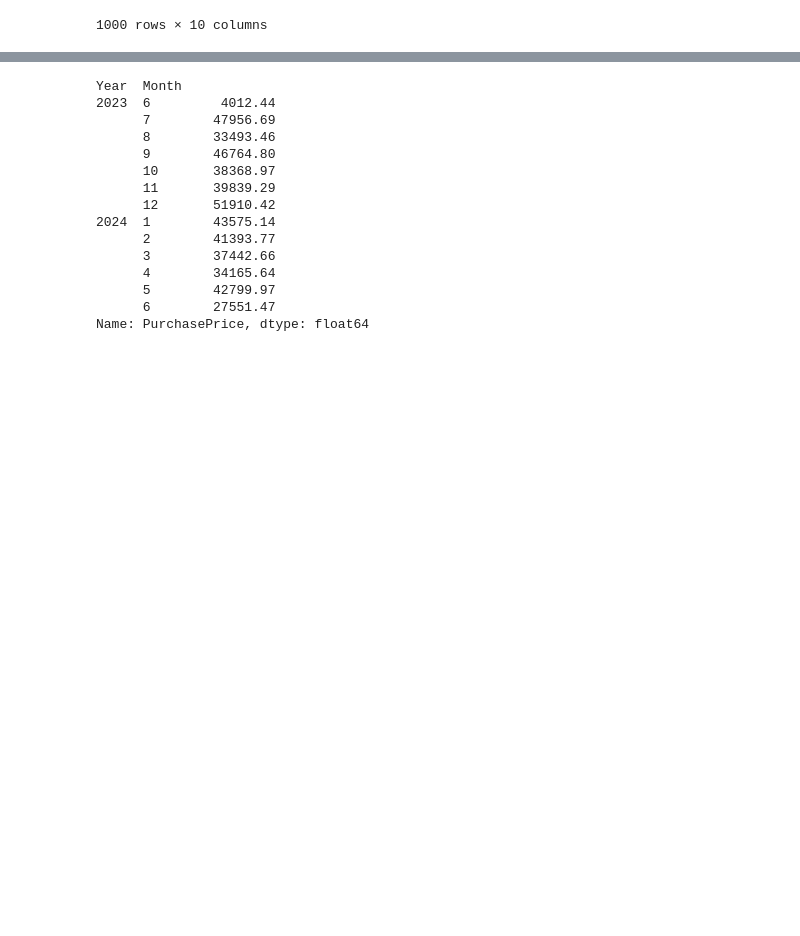
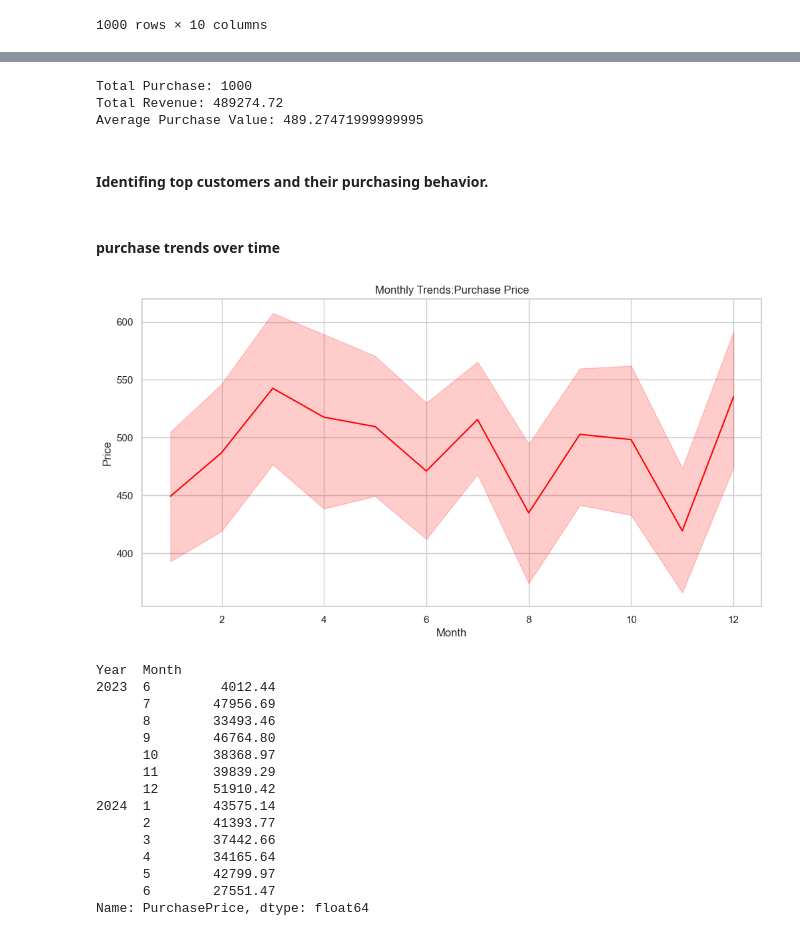
Before and after one commit to sehbakhan/Data-Analysis-With-Python-and-SQL, a Jupyter notebook: PythonProjectFile_.ipynb, the cells around one changed output, grey strips where cells are left out. Saved outputs shown, nothing was run; the diff lists cells and outputs as text; code cells hidden in the pictures; blank space fills up the shorter version.

```diff
--- a/PythonProjectFile_.ipynb
+++ b/PythonProjectFile_.ipynb
@@ -46,5 +47,17 @@ np.float64(489.27471999999995)
+# %%
+print(f"Total Purchase: {total_purchases}")
+print(f"Total Revenue: {total_revenue}")
+print(f"Average Purchase Value: {average_purchase_value}")
+# %% [output]
+Total Purchase: 1000
+Total Revenue: 489274.72
+Average Purchase Value: 489.27471999999995
+# %% [markdown]
+#### Identifing top customers and their purchasing behavior.
 # %%
 # Top customers and their purchasing behavior
 top_customers = df.groupby('CustomerName')['PurchasePrice'].sum().nlargest(5)
 customer_behavior = df.groupby('CustomerName')['PurchasePrice'].mean()
+# %% [markdown]
+#### purchase trends over time
 # %%
@@ -57,6 +70,15 @@ df['Month'] = df['PurchaseDate'].dt.month
 
 # Analyze purchase trends over time
 monthly_trends = df.groupby(['Year', 'Month'])['PurchasePrice'].sum()
+# %%
+plt.figure(figsize=(12, 6))
+sns.lineplot(x='Month', y='PurchasePrice', data=df, color="Red")
+plt.title('Monthly Trends:Purchase Price')
+plt.xlabel('Month')
+plt.ylabel('Price')
+plt.show()
+# %% [output]
+[figure, added]
 # %%
 monthly_trends
 # %% [output]
```
Also changed, not shown: parts of 18 cells of this notebook.
